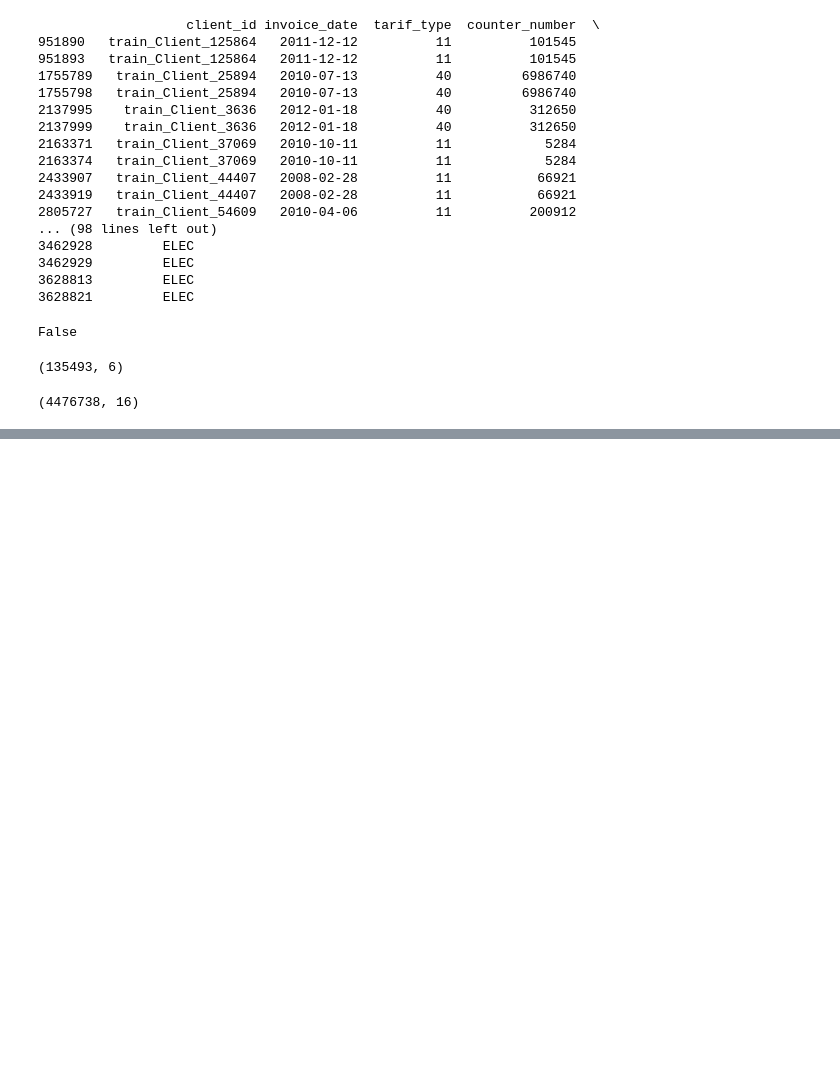
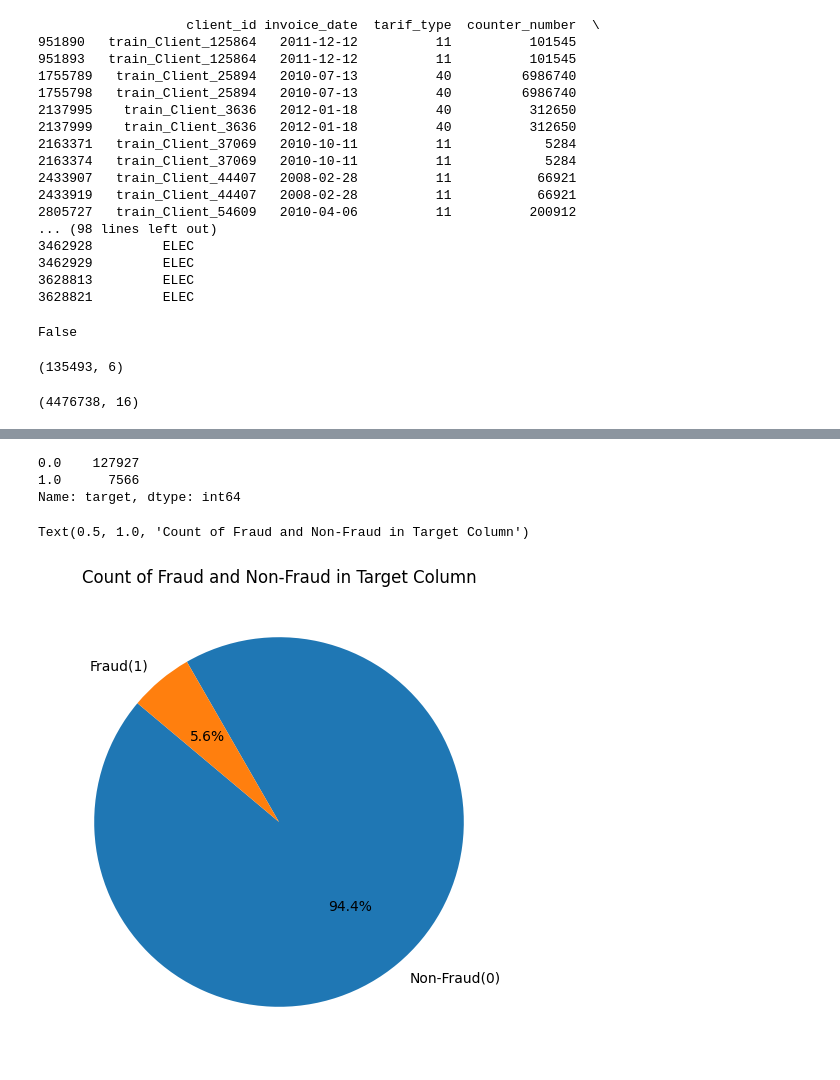
Before and after one commit to mariagichomo/Fraud-detection, a Jupyter notebook: Fraud_detection_pynb.ipynb, the cells around one changed output, grey strips where cells are left out. Cells and saved outputs as stored; diff of their text form; code cells hidden in the pictures; blank space fills up the shorter version.

```diff
--- a/Fraud_detection_pynb.ipynb
+++ b/Fraud_detection_pynb.ipynb
@@ -125,0 +151,18 @@ invoice_df.shape
+# %%
+count = client_df['target'].value_counts()
+print(count)
+# %% [output]
+0.0    127927
+1.0      7566
+Name: target, dtype: int64
+# %%
+# Create a pie chart
+
+
+plt.figure(figsize=(6,6))
+plt.pie(count, labels=['Non-Fraud(0)', 'Fraud(1)'],autopct='%1.1f%%', startangle=140)
+
+plt.title('Count of Fraud and Non-Fraud in Target Column')
+# %% [output]
+Text(0.5, 1.0, 'Count of Fraud and Non-Fraud in Target Column')
+[figure, added]
```
Also changed, not shown: parts of 4 cells of this notebook.
